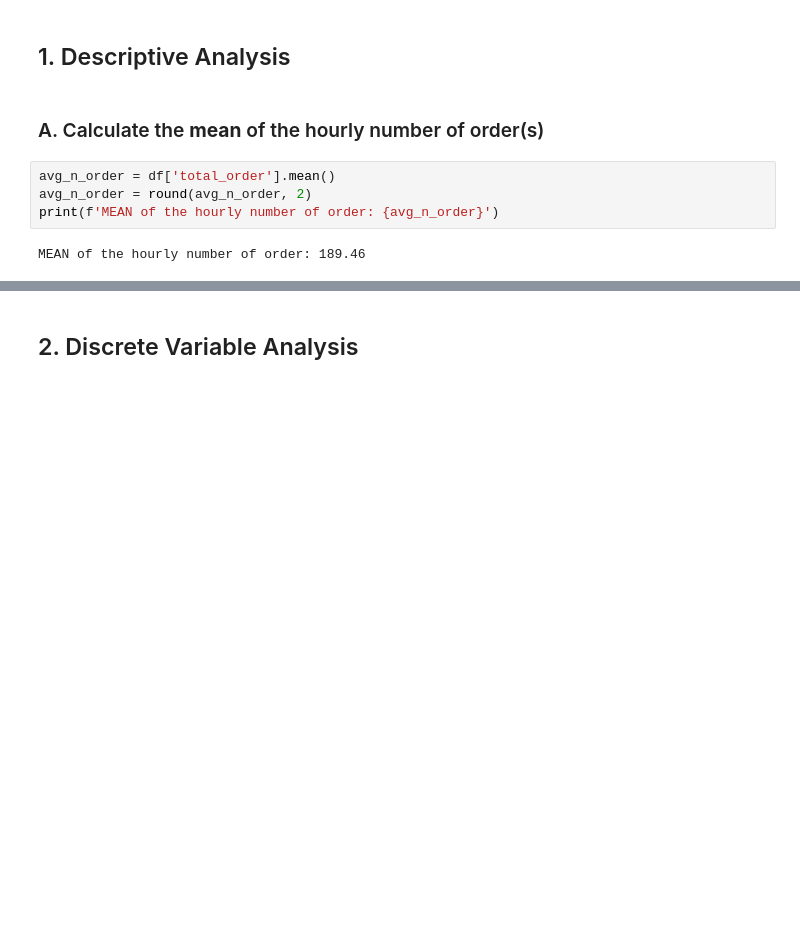
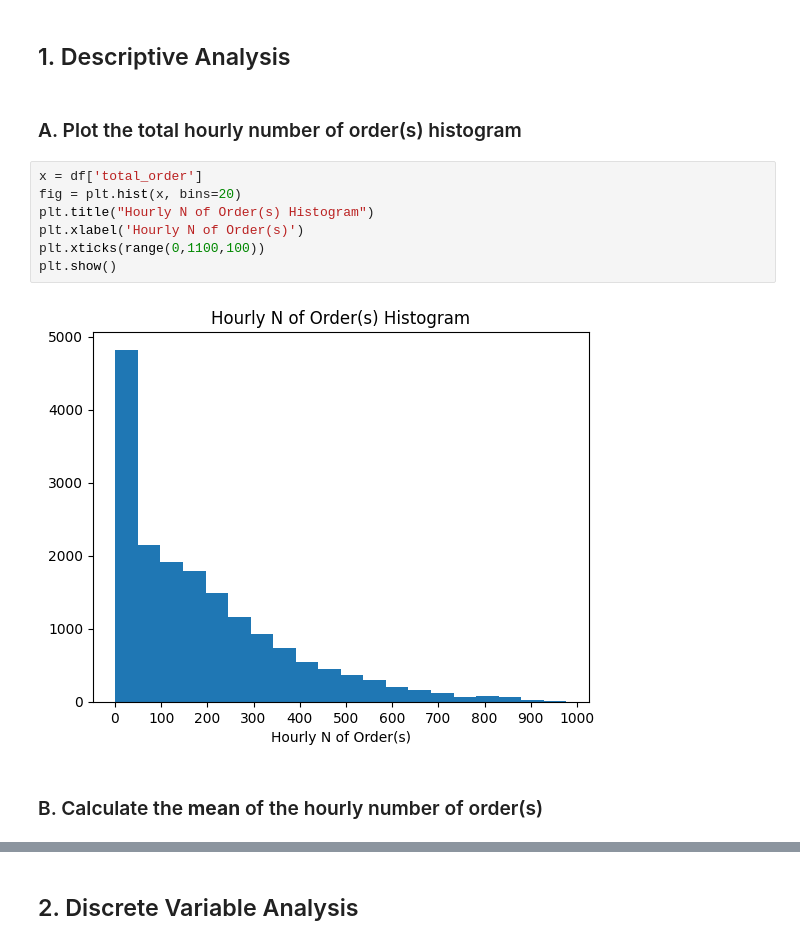
Before and after one commit to bagusfarisa/bike-sharing-demand-probability-analysis, a Jupyter notebook: bikesharing.ipynb, the cells around one changed output, grey strips where cells are left out. Saved outputs shown, nothing was run; the diff lists cells and outputs as text; blank space fills up the shorter version.

Commit message:
Add plots

```diff
--- a/bikesharing.ipynb
+++ b/bikesharing.ipynb
@@ -39,10 +36,15 @@ df
 # %% [markdown]
 ## 1. Descriptive Analysis
+# %% [markdown]
+### A. Plot the total hourly number of order(s) histogram
+# %%
+x = df['total_order']
+fig = plt.hist(x, bins=20)
+plt.title("Hourly N of Order(s) Histogram")
+plt.xlabel('Hourly N of Order(s)')
+plt.xticks(range(0,1100,100))
+plt.show()
+# %% [output]
+[figure, added]
 # %% [markdown]
-### A. Calculate the **mean** of the hourly number of order(s)
+### B. Calculate the **mean** of the hourly number of order(s)
-# %%
-avg_n_order = df['total_order'].mean()
-avg_n_order = round(avg_n_order, 2)
-print(f'MEAN of the hourly number of order: {avg_n_order}')
-# %% [output]
-MEAN of the hourly number of order: 189.46
```
Also changed, not shown: parts of 17 cells of this notebook.
